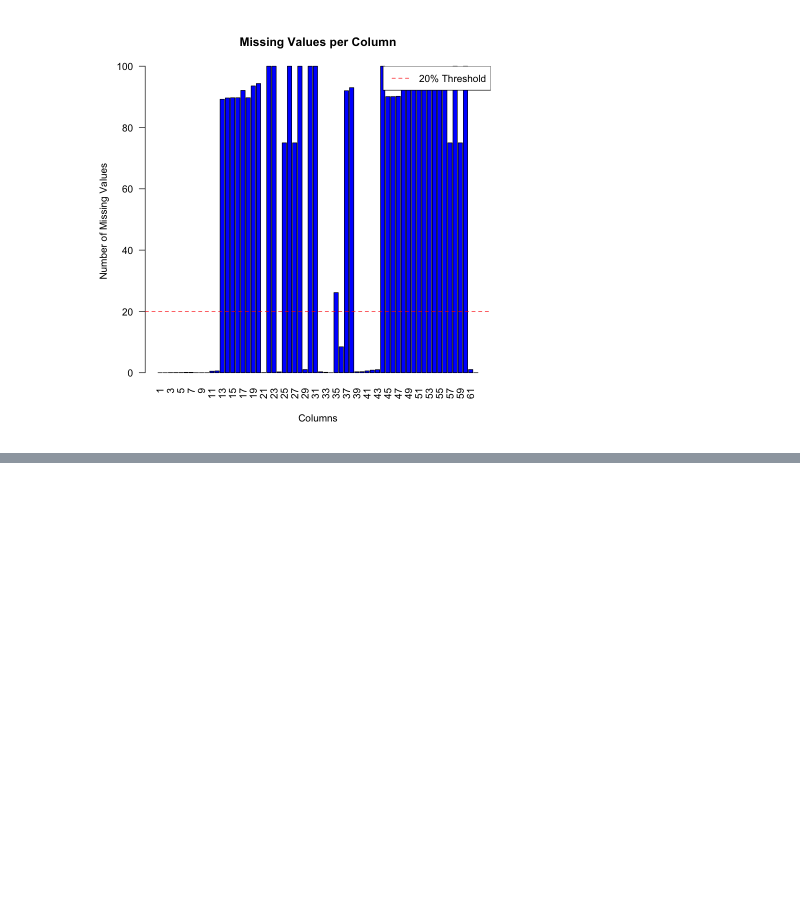
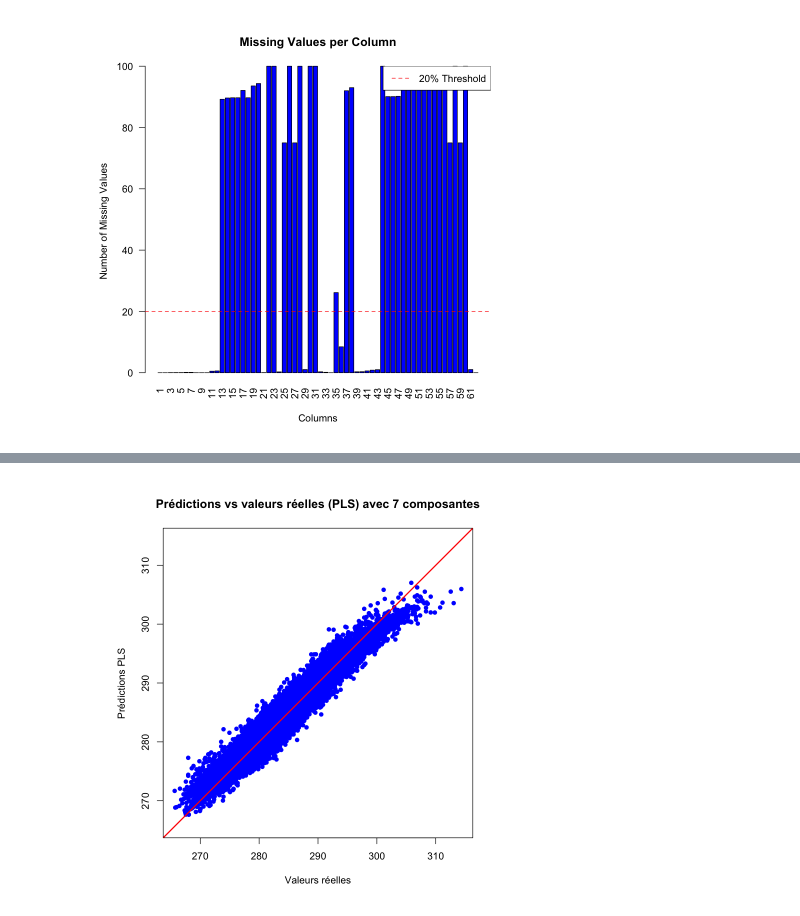
Before and after one commit to lauraachoquett/stats_BE_Bobbia, a Jupyter notebook: dummy/paul_notebook.ipynb, the cells around one changed output, grey strips where cells are left out. Drawn from its saved outputs; the diff is of its cells as text; code cells hidden in the pictures; blank space fills up the shorter version.

```diff
--- a/dummy/paul_notebook.ipynb
+++ b/dummy/paul_notebook.ipynb
@@ -371,0 +429,23 @@ ERROR: Error: objet 'pls_model' introuvable
+# %%
+# Régression PLS avec 7 composantes
+
+# Régression PLS avec validation croisée
+pls_model <- plsr(y ~ as.matrix(X), validation = "CV")
+
+# Prédictions
+pred <- predict(pls_model, ncomp = 7)
+pred_vec <- as.vector(pred[,1,1])
+
+# Plot prédiction vs ground truth
+par(pty = "s", bg = "white")
+plot_lim <- range(c(y, pred_vec))
+plot(y, pred_vec,
+     xlab = "Valeurs réelles",
+     ylab = "Prédictions PLS",
+     main = paste("Prédictions vs valeurs réelles (PLS) avec", 7, "composantes"),
+     col = "blue", pch = 16,
+     xlim = plot_lim, ylim = plot_lim)
+
+abline(a = 0, b = 1, col = "red", lwd = 2)
+# %% [output]
+[figure, added]
```
Also changed, not shown: parts of 29 cells of this notebook.
